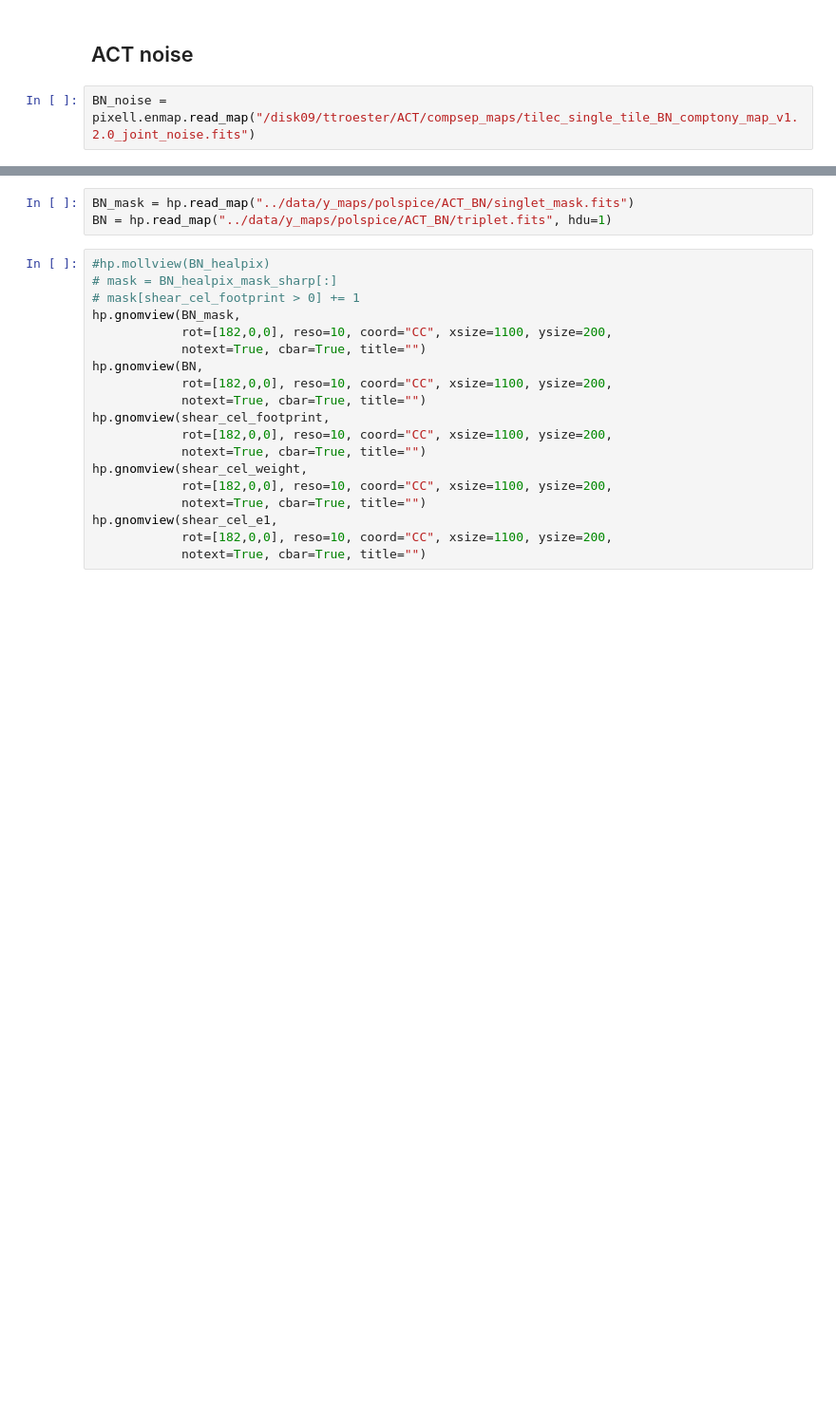
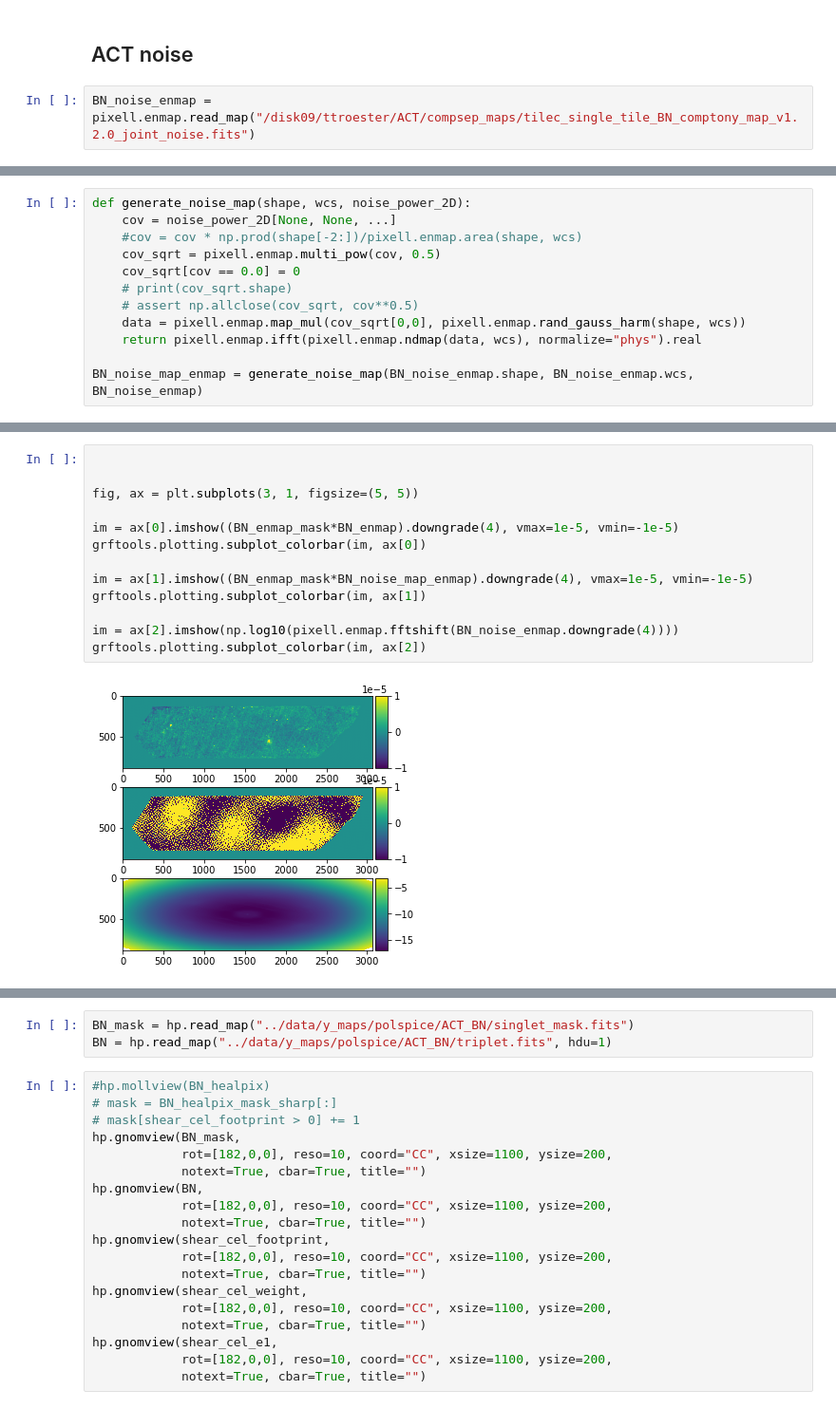
Before and after one commit to tilmantroester/KiDS-1000xtSZ, a Jupyter notebook: notebooks/process_maps.ipynb, the cells around one changed output, grey strips where cells are left out. Shown at 95% size. Drawn from its saved outputs; the diff is of its cells as text; blank space fills up the shorter version.

```diff
--- a/notebooks/process_maps.ipynb
+++ b/notebooks/process_maps.ipynb
@@ -228,4 +240,4 @@ hp.mollview(shear_cel_footprint)
 # %% [markdown]
 ## ACT noise
 # %%
-BN_noise = pixell.enmap.read_map("/disk09/ttroester/ACT/compsep_maps/tilec_single_tile_BN_comptony_map_v1.2.0_joint_noise.fits")
+BN_noise_enmap = pixell.enmap.read_map("/disk09/ttroester/ACT/compsep_maps/tilec_single_tile_BN_comptony_map_v1.2.0_joint_noise.fits")
@@ -253,0 +244,12 @@ DATASUM = '3756172337'         / data unit checksum updated 2020-06-30T16:18:45
+# %%
+def generate_noise_map(shape, wcs, noise_power_2D):
+    cov = noise_power_2D[None, None, ...]
+    #cov = cov * np.prod(shape[-2:])/pixell.enmap.area(shape, wcs)
+    cov_sqrt = pixell.enmap.multi_pow(cov, 0.5)
+    cov_sqrt[cov == 0.0] = 0
+    # print(cov_sqrt.shape)
+    # assert np.allclose(cov_sqrt, cov**0.5)
+    data = pixell.enmap.map_mul(cov_sqrt[0,0], pixell.enmap.rand_gauss_harm(shape, wcs))
+    return pixell.enmap.ifft(pixell.enmap.ndmap(data, wcs), normalize="phys").real
+
+BN_noise_map_enmap = generate_noise_map(BN_noise_enmap.shape, BN_noise_enmap.wcs, BN_noise_enmap)
@@ -253,0 +264,15 @@ DATASUM = '3756172337'         / data unit checksum updated 2020-06-30T16:18:45
+# %%
+
+
+fig, ax = plt.subplots(3, 1, figsize=(5, 5))
+
+im = ax[0].imshow((BN_enmap_mask*BN_enmap).downgrade(4), vmax=1e-5, vmin=-1e-5)
+grftools.plotting.subplot_colorbar(im, ax[0])
+
+im = ax[1].imshow((BN_enmap_mask*BN_noise_map_enmap).downgrade(4), vmax=1e-5, vmin=-1e-5)
+grftools.plotting.subplot_colorbar(im, ax[1])
+
+im = ax[2].imshow(np.log10(pixell.enmap.fftshift(BN_noise_enmap.downgrade(4))))
+grftools.plotting.subplot_colorbar(im, ax[2])
+# %% [output]
+[figure, added]
```
Also changed, not shown: parts of 25 cells of this notebook, 4 other files.
